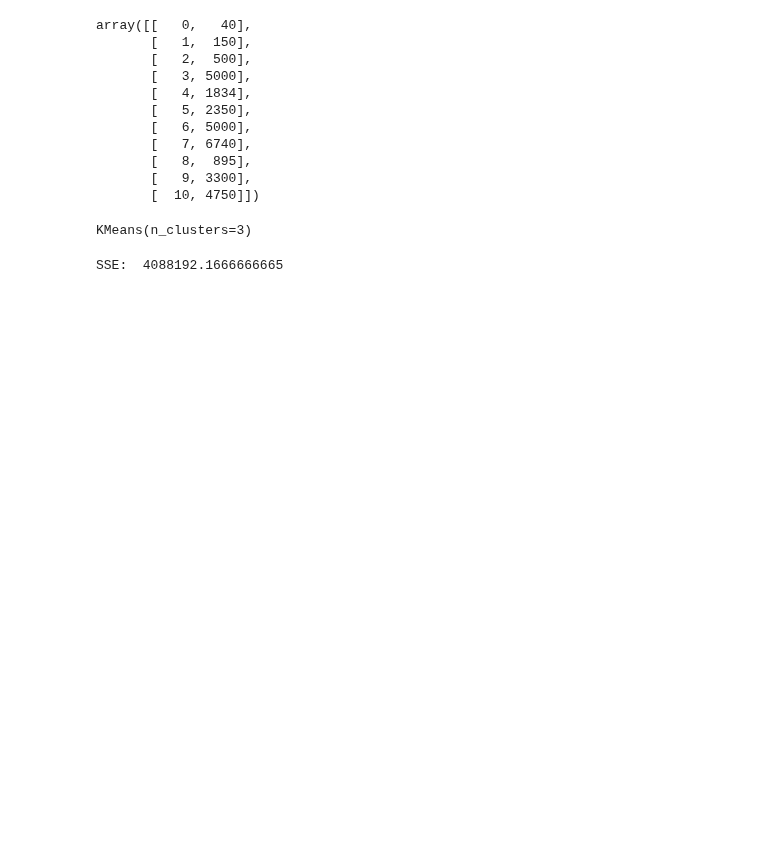
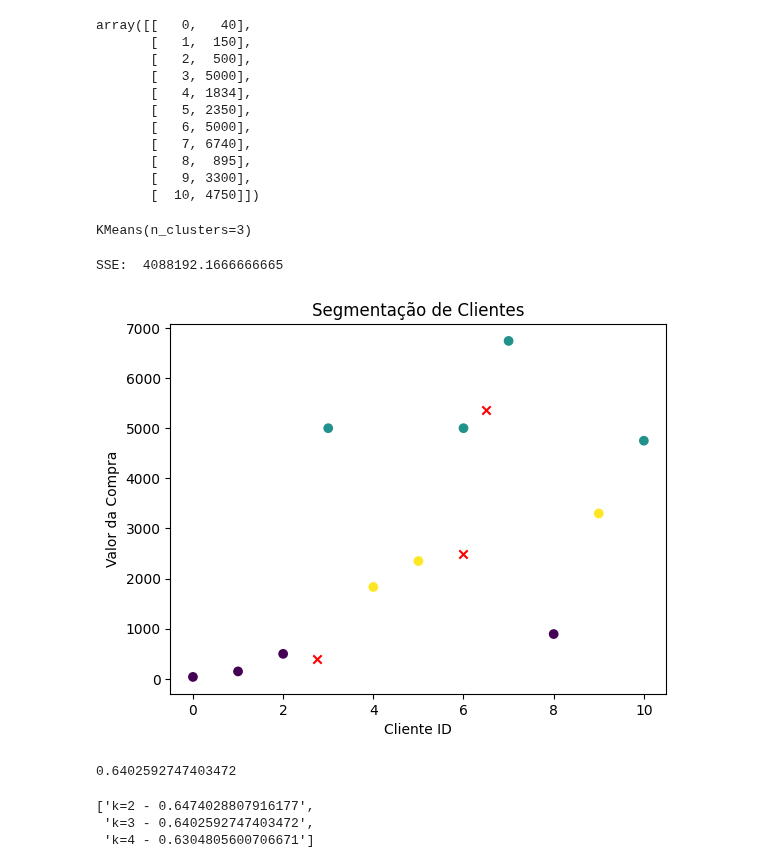
Before and after one commit to RSVictor/Codigos_IABD2024, a Jupyter notebook: Aula 14/ex1.ipynb, the cells around one changed output. Saved outputs shown, nothing was run; the diff lists cells and outputs as text; code cells hidden in the pictures; blank space fills up the shorter version.

```diff
--- a/Aula 14/ex1.ipynb
+++ b/Aula 14/ex1.ipynb
@@ -63,3 +52,13 @@ SSE:  4088192.1666666665
 #Visualizando o resultado dos agrupamentos
 labels = kmeas.labels_
 centroids = kmeas.cluster_centers_
+# %%
+# Plotando um gráfico de dispersão dos clientes com cores diferentes para cada grupo
+plt.scatter(dados_compras[:, 0], dados_compras[:, 1], c=labels)
+plt.scatter(centroids[:, 0], centroids[:, 1], marker='x', color='red')
+plt.xlabel('Cliente ID')
+plt.ylabel('Valor da Compra')
+plt.title('Segmentação de Clientes')
+plt.show()
+# %% [output]
+[figure, added]
@@ -65,0 +67,6 @@ centroids = kmeas.cluster_centers_
+# %%
+from sklearn.metrics import silhouette_score
+
+silhouette_score(dados_compras, kmeans.predict(dados_compras))
+# %% [output]
+0.6402592747403472
@@ -65,0 +89,7 @@ centroids = kmeas.cluster_centers_
+# %%
+silhueta, inercia = avaliacao(dados_compras)
+silhueta
+# %% [output]
+['k=2 - 0.6474028807916177',
+ 'k=3 - 0.6402592747403472',
+ 'k=4 - 0.6304805600706671']
```
Also changed, not shown: parts of 8 cells of this notebook.
